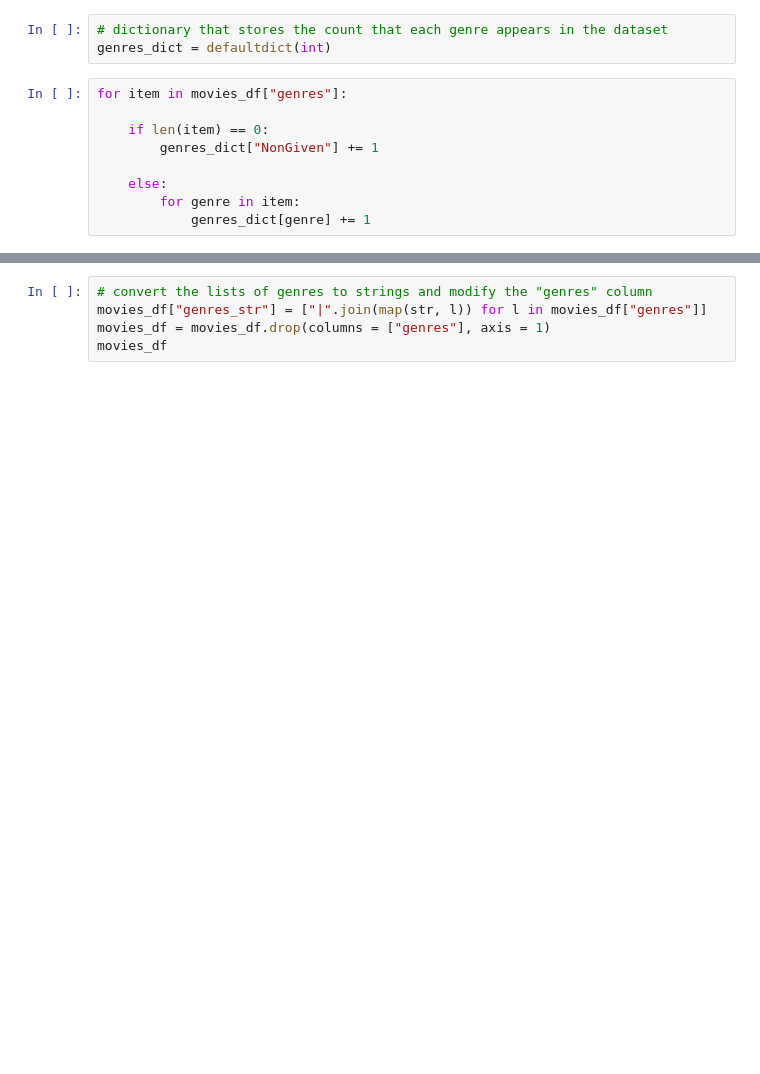
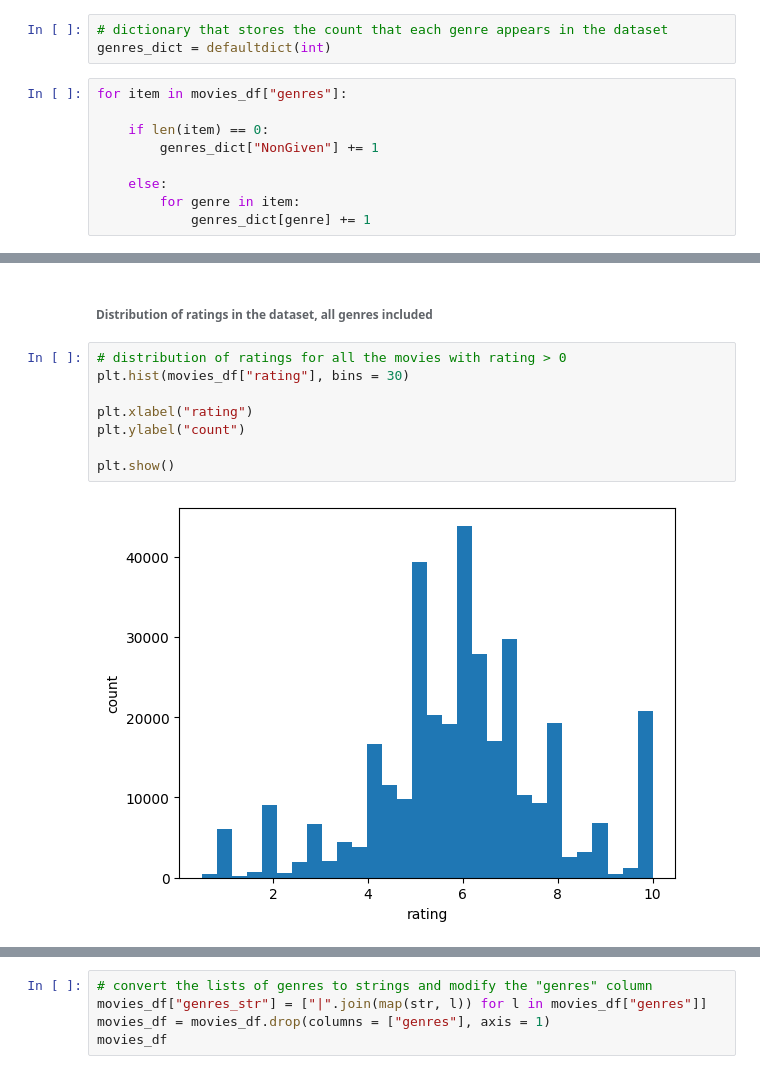
Before and after one commit to sariaslaso/movies_and_LLMs, a Jupyter notebook: predict_ratings/data_processing.ipynb, the cells around one changed output, grey strips where cells are left out. Cells and saved outputs as stored; diff of their text form; blank space fills up the shorter version.

```diff
--- a/predict_ratings/data_processing.ipynb
+++ b/predict_ratings/data_processing.ipynb
@@ -139,0 +136,12 @@ plt.show()
+# %% [markdown]
+###### Distribution of ratings in the dataset, all genres included
+# %%
+# distribution of ratings for all the movies with rating > 0
+plt.hist(movies_df["rating"], bins = 30)
+
+plt.xlabel("rating")
+plt.ylabel("count")
+
+plt.show()
+# %% [output]
+[figure, added]
```
Also changed, not shown: parts of 14 cells of this notebook.
